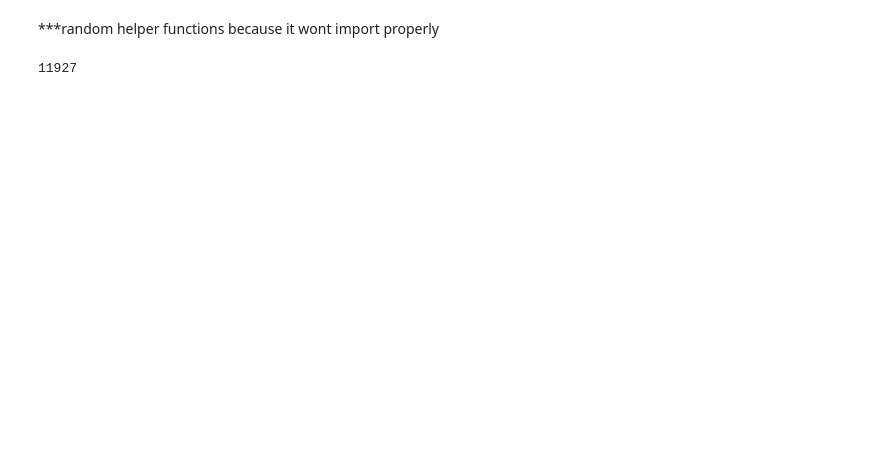
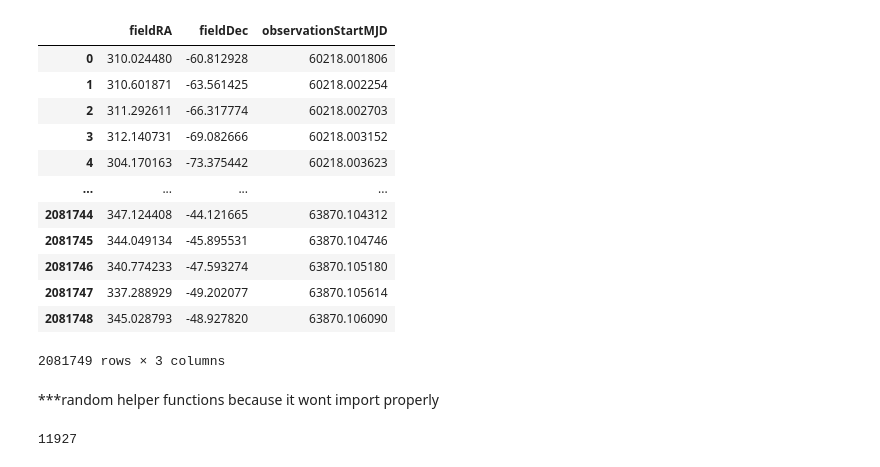
Before and after one commit to dirac-institute/satellite-dodging, a Jupyter notebook: test.ipynb, the cells around one changed output. Drawn from its saved outputs; the diff is of its cells as text; code cells hidden in the pictures; blank space fills up the shorter version.

```diff
--- a/test.ipynb
+++ b/test.ipynb
@@ -57,2 +48,18 @@ Index(['observationId', 'fieldRA', 'fieldDec', 'observationStartMJD',
+# %%
+data
+# %% [output]
+|  | fieldRA | fieldDec | observationStartMJD |
+| 0 | 310.024480 | -60.812928 | 60218.001806 |
+| 1 | 310.601871 | -63.561425 | 60218.002254 |
+| 2 | 311.292611 | -66.317774 | 60218.002703 |
+| 3 | 312.140731 | -69.082666 | 60218.003152 |
+| 4 | 304.170163 | -73.375442 | 60218.003623 |
+| ... | ... | ... | ... |
+| 2081744 | 347.124408 | -44.121665 | 63870.104312 |
+| 2081745 | 344.049134 | -45.895531 | 63870.104746 |
+| 2081746 | 340.774233 | -47.593274 | 63870.105180 |
+| 2081747 | 337.288929 | -49.202077 | 63870.105614 |
+| 2081748 | 345.028793 | -48.927820 | 63870.106090 |
+2081749 rows × 3 columns
 # %% [markdown]
 ***random helper functions because it wont import properly
```
Also changed, not shown: parts of 15 cells of this notebook, 1 other file.
